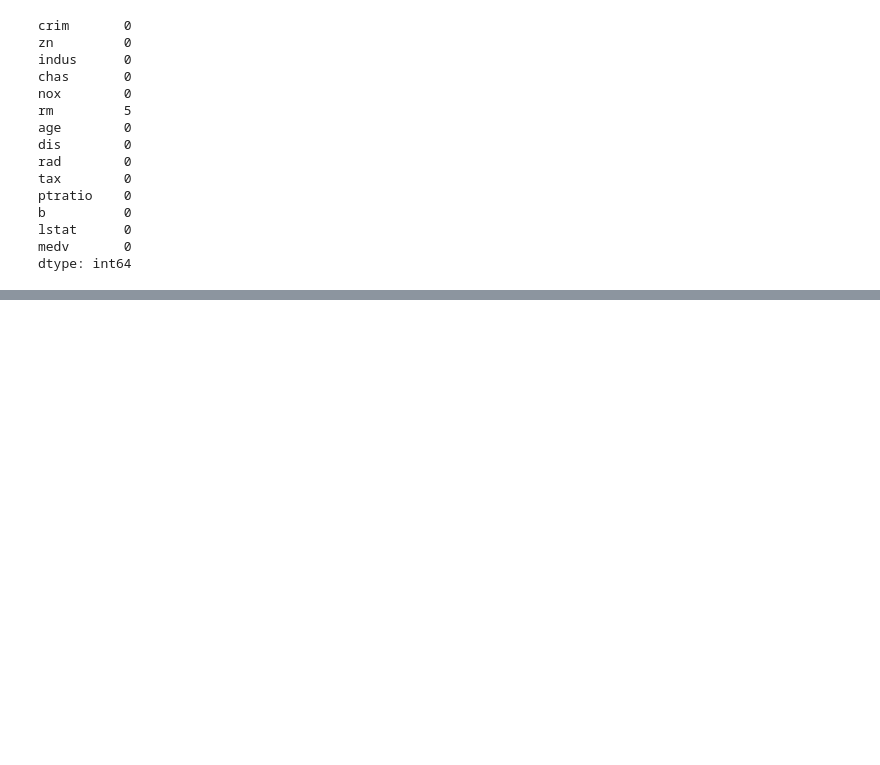
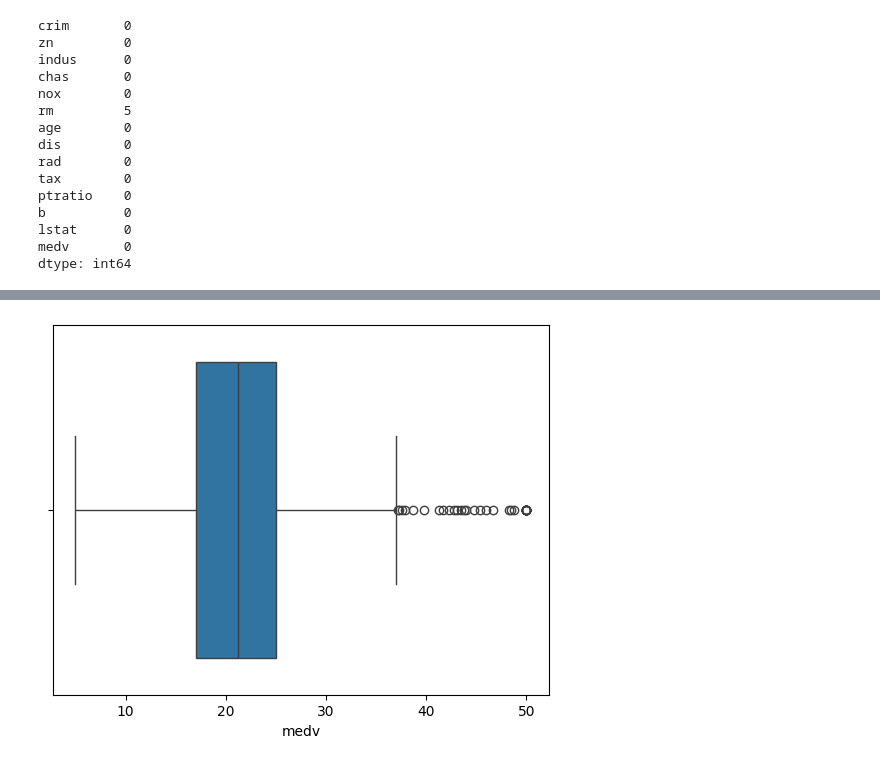
Before and after one commit to Czesiek2000/ml_ds, a Jupyter notebook: ds/linear_regression/solution.ipynb, the cells around one changed output, grey strips where cells are left out. Drawn from its saved outputs; the diff is of its cells as text; code cells hidden in the pictures; blank space fills up the shorter version.

```diff
--- a/ds/linear_regression/solution.ipynb
+++ b/ds/linear_regression/solution.ipynb
@@ -72,0 +105,5 @@ dtype: int64
+# %%
+sns.boxplot(x=df['medv'])
+plt.show()
+# %% [output]
+[figure, added]
```
Also changed, not shown: parts of 18 cells of this notebook, 3 other files.
